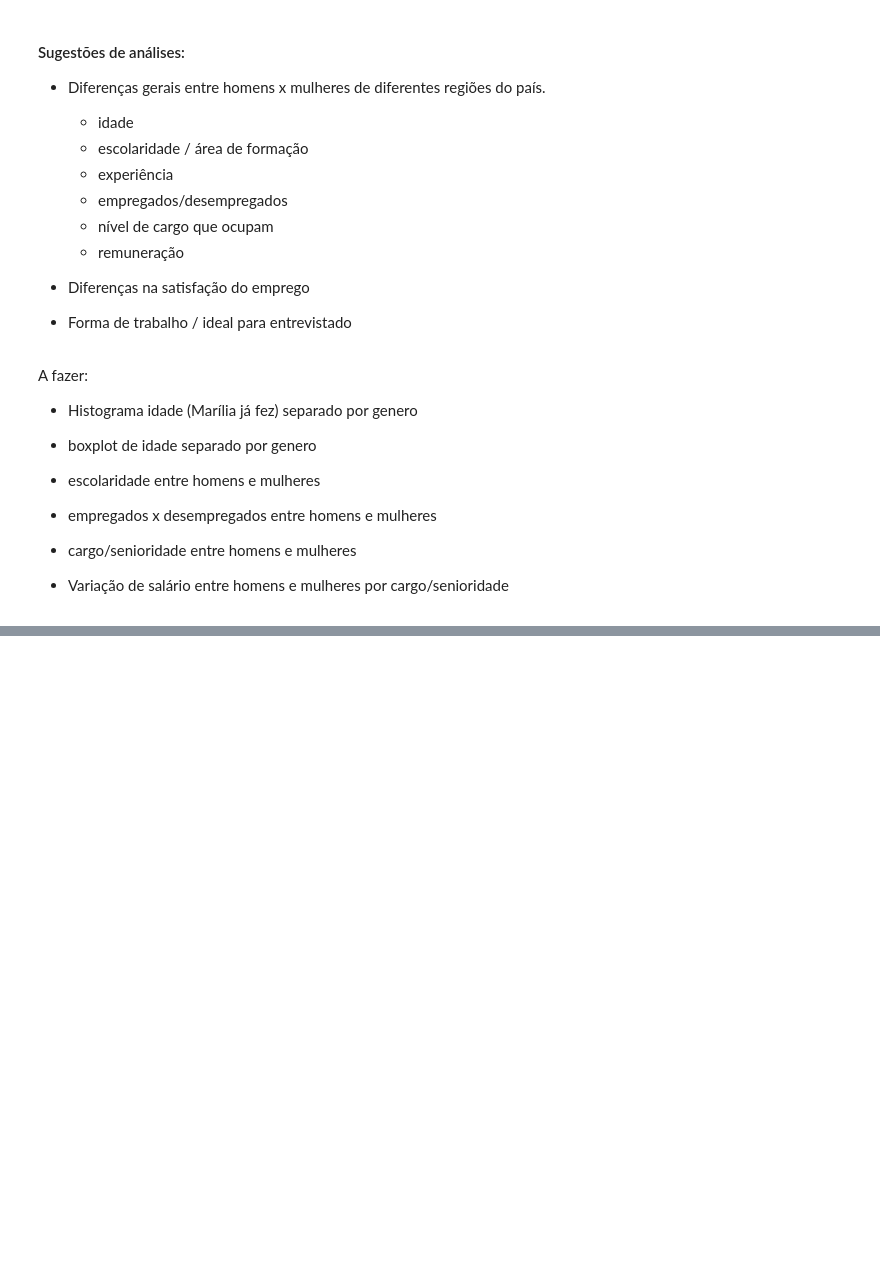
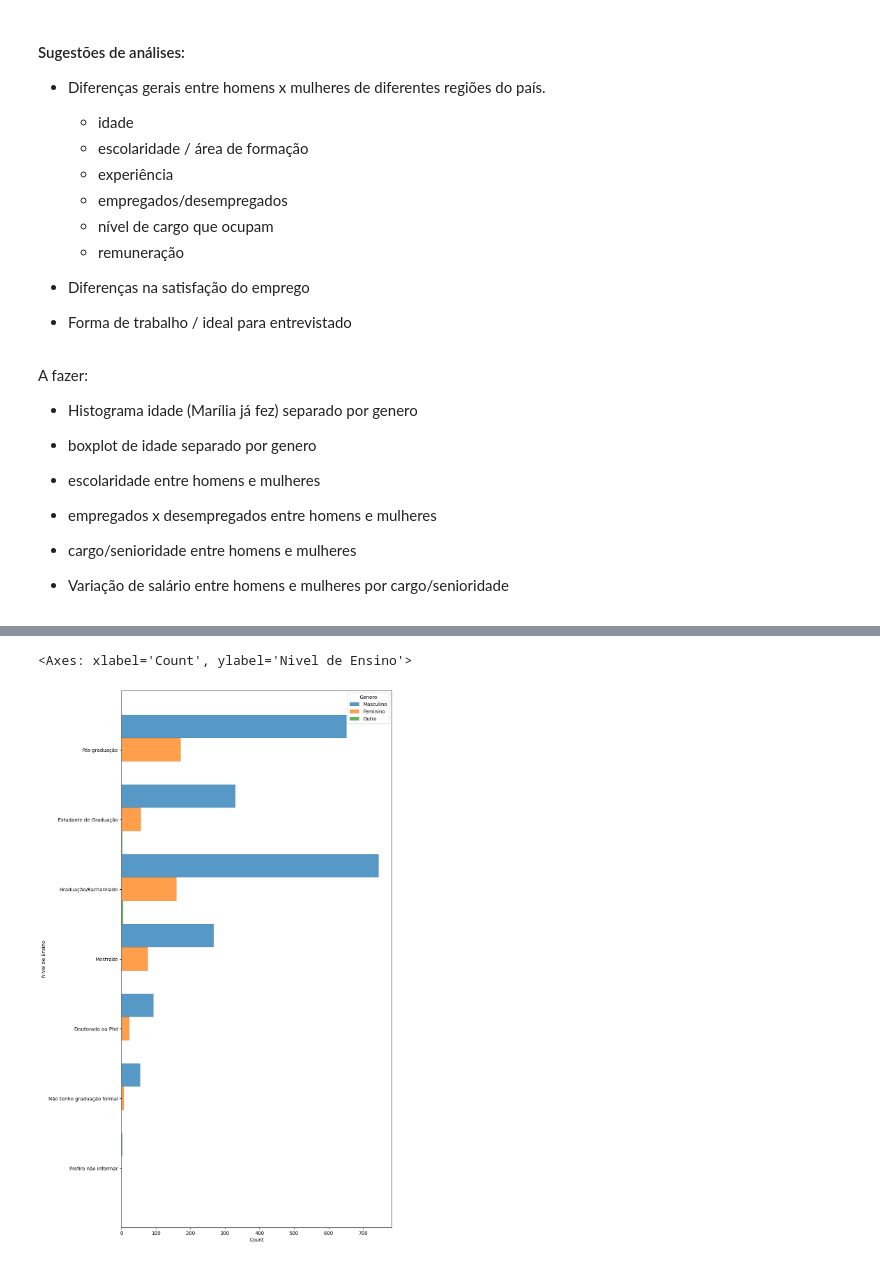
Before and after one commit to MayaraDM/ADA-DS_programming_techiniques_project, a Jupyter notebook: ProjetoV_analise.ipynb, the cells around one changed output, grey strips where cells are left out. Saved outputs shown, nothing was run; the diff lists cells and outputs as text; code cells hidden in the pictures; blank space fills up the shorter version.

Commit message:
histograma de escolaridade

```diff
--- a/ProjetoV_analise.ipynb
+++ b/ProjetoV_analise.ipynb
@@ -54,0 +75,10 @@ sns.histplot(df,
+# %%
+#histograma escolaridade
+f, ax = plt.subplots(figsize=(10, 20))
+sns.histplot(df,
+             y="Nivel de Ensino", hue="Genero",
+             multiple="dodge",
+             linewidth = 0.1)
+# %% [output]
+<Axes: xlabel='Count', ylabel='Nivel de Ensino'>
+[figure, added]
```
Also changed, not shown: parts of 3 cells of this notebook.
